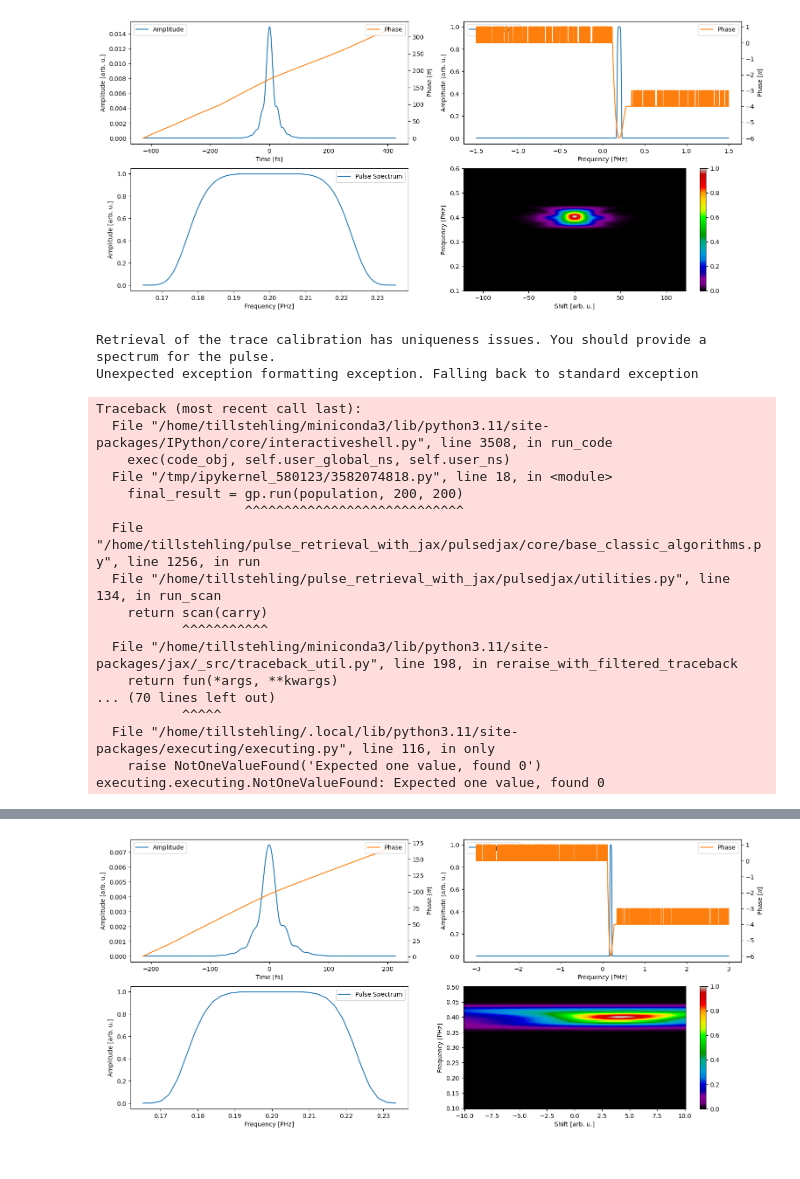
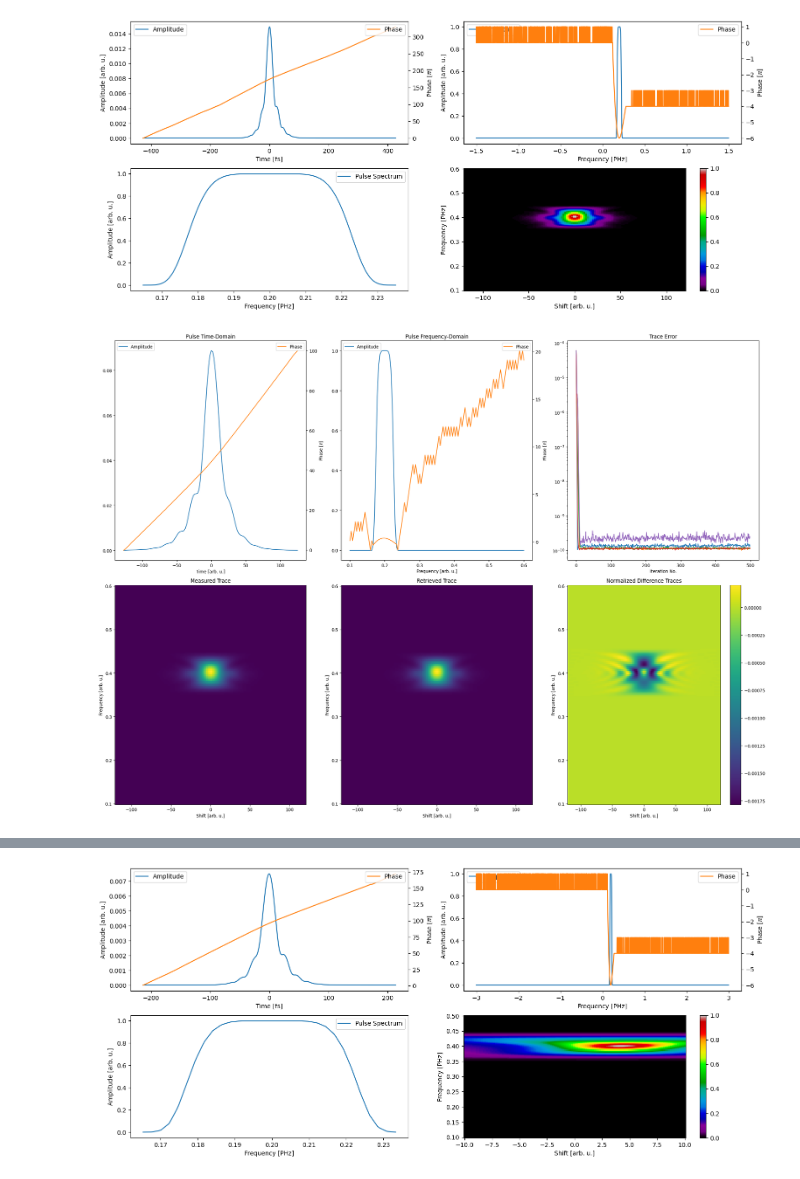
Before and after one commit to matillda123/Pulse-Retrieval-with-JAX, a Jupyter notebook: _usage_example.ipynb, the cells around one changed output, grey strips where cells are left out. Drawn from its saved outputs; the diff is of its cells as text; code cells hidden in the pictures.

```diff
--- a/_usage_example.ipynb
+++ b/_usage_example.ipynb
@@ -41,40 +36,28 @@ An NVIDIA GPU may be present on this machine, but a CUDA-enabled jaxlib is not i
 # %%
 from pulsedjax.frog import PtychographicIterativeEngine
 
 gp = PtychographicIterativeEngine(delay, frequency_trace, trace, "shg", cross_correlation=False, seed=None)
 
 # gp.eta_spectral_amplitude = 0.001
-# gp.use_measured_spectrum(spectra.pulse[0], spectra.pulse[1], "pulse")
+gp.use_measured_spectrum(spectra.pulse[0], spectra.pulse[1], "pulse")
 # gp.use_measured_spectrum(spectra.gate[0], spectra.gate[1], "gate")
 
 population = gp.create_initial_population(5, "random")
 
-gp.local_gamma = 0.025
-gp.global_gamma = 0.025
+gp.local_gamma = 1e-1
+gp.global_gamma = 0.1
 
-gp.pie_method = "ePIE"
-gp.local_optimize_calibration_curve = True
-gp.global_optimize_calibration_curve = True
+gp.pie_method = "rPIE"
+gp.local_optimize_calibration_curve = False
+gp.global_optimize_calibration_curve = False
 
-final_result = gp.run(population, 200, 200)
+gp.phase_factor_opt = False
+
+gp.r_local_method="iteration"
+
+gp.r_gradient="amplitude"
+
+final_result = gp.run(population, 500, 0)
 gp.plot_results(final_result)
 # %% [output]
-Retrieval of the trace calibration has uniqueness issues. You should provide a spectrum for the pulse.
-Unexpected exception formatting exception. Falling back to standard exception
-Traceback (most recent call last):
-  File "/home/tillstehling/miniconda3/lib/python3.11/site-packages/IPython/core/interactiveshell.py", line 3508, in run_code
-    exec(code_obj, self.user_global_ns, self.user_ns)
-  File "/tmp/ipykernel_580123/3582074818.py", line 18, in <module>
-    final_result = gp.run(population, 200, 200)
-                   ^^^^^^^^^^^^^^^^^^^^^^^^^^^^
-  File "/home/tillstehling/pulse_retrieval_with_jax/pulsedjax/core/base_classic_algorithms.py", line 1256, in run
-  File "/home/tillstehling/pulse_retrieval_with_jax/pulsedjax/utilities.py", line 134, in run_scan
-    return scan(carry)
-           ^^^^^^^^^^^
-  File "/home/tillstehling/miniconda3/lib/python3.11/site-packages/jax/_src/traceback_util.py", line 198, in reraise_with_filtered_traceback
-    return fun(*args, **kwargs)
-... (70 lines left out)
-           ^^^^^
-  File "/home/tillstehling/.local/lib/python3.11/site-packages/executing/executing.py", line 116, in only
-    raise NotOneValueFound('Expected one value, found 0')
-executing.executing.NotOneValueFound: Expected one value, found 0
+[figure, added]
```
Also changed, not shown: parts of 11 cells of this notebook, 13 other files.
